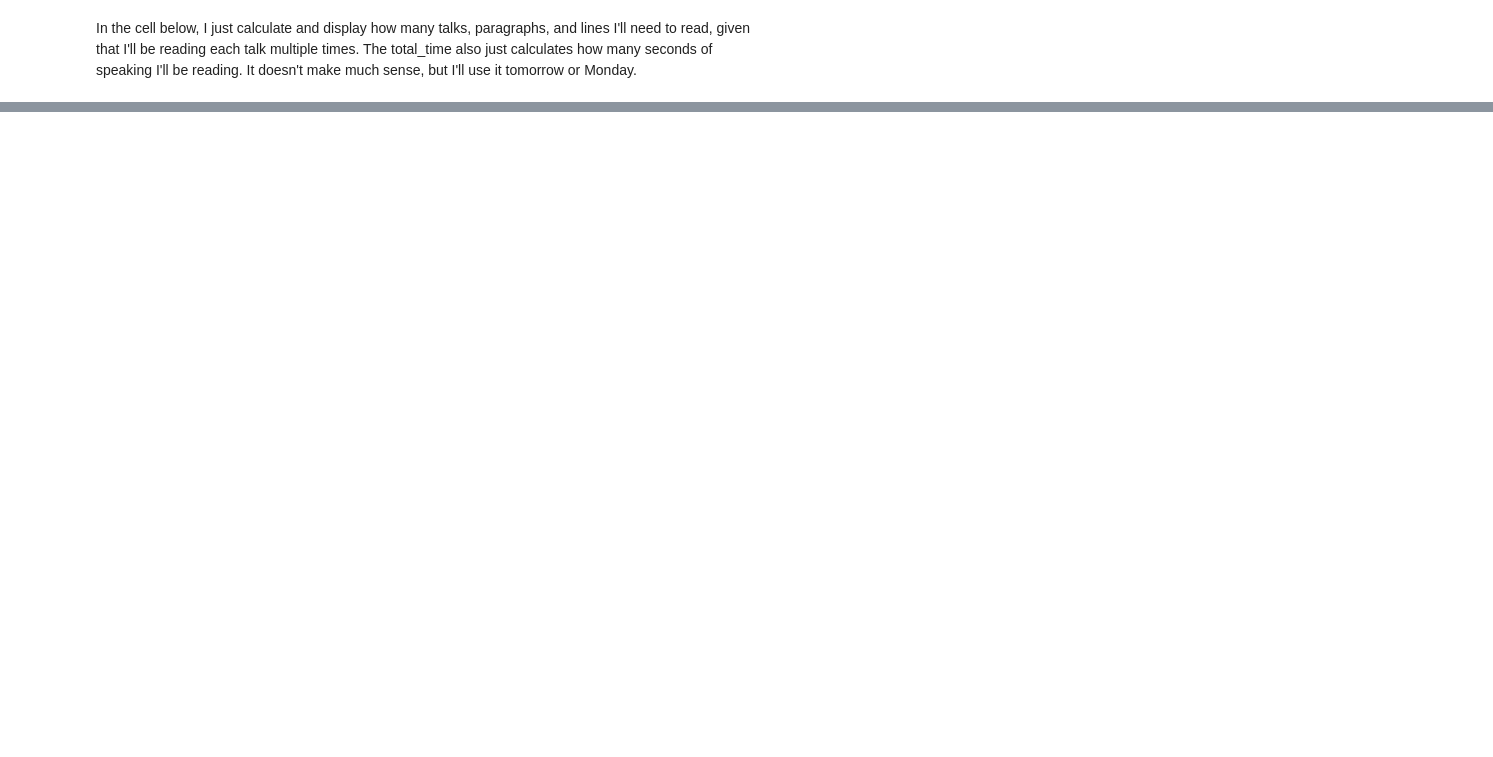
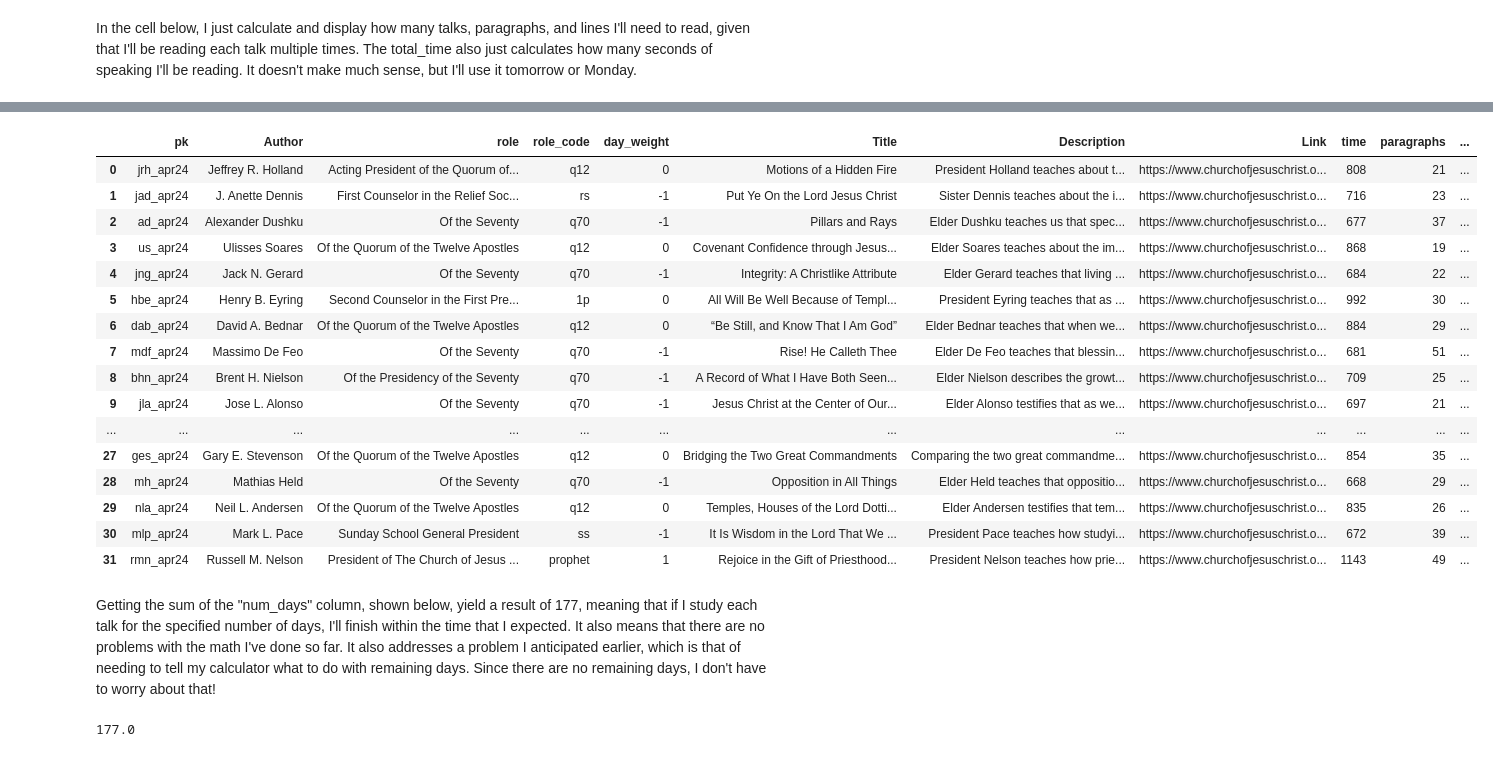
Before and after one commit to bfranx62/come-follow-me-breakdown-builder, a Jupyter notebook: Conference Calculator.ipynb, the cells around one changed output, grey strips where cells are left out. Drawn from its saved outputs; the diff is of its cells as text; code cells hidden in the pictures; blank space fills up the shorter version.

```diff
--- a/Conference Calculator.ipynb
+++ b/Conference Calculator.ipynb
@@ -126,0 +161,12 @@ Total lines: 10934
+# %%
+apr_2024_info['conf_cons'] = (
+    ((1/32) +                                                                       # Each talk is 1 of 32 given, this treats each equally
+     apr_2024_info['time']/total_time +                                             # time weight - longer "heavier"
+     apr_2024_info['lines']/total_lines +                                           # lines weight - longer "heavier"
+     ((apr_2024_info['day_weight'] + 1)/(apr_2024_info['day_weight'] + 1).sum()))   # preference weight - Prophet's talk "heavier"
+     / 4                                                                            # Adding each of those and then dividing by 4 gets the average
+)
+
+# Gets the sum of the the conference consumption proportions
+# The output of 1 means that 100% of the talk is accounted for, and that no talk(s) are being over- or under-weighted
+apr_2024_info.conf_cons.sum()
@@ -126,0 +183,28 @@ Total lines: 10934
+# %%
+apr_2024_info['tot_num_days'] = ini_total_days.days * apr_2024_info['conf_cons']
+apr_2024_info['tot_num_days'] = apr_2024_info['tot_num_days'].round()
+apr_2024_info
+# %% [output]
+|  | pk | Author | role | role_code | day_weight | Title | Description | Link | time | paragraphs | ... |
+| 0 | jrh_apr24 | Jeffrey R. Holland | Acting President of the Quorum of... | q12 | 0 | Motions of a Hidden Fire | President Holland teaches about t... | https://www.churchofjesuschrist.o... | 808 | 21 | ... |
+| 1 | jad_apr24 | J. Anette Dennis | First Counselor in the Relief Soc... | rs | -1 | Put Ye On the Lord Jesus Christ | Sister Dennis teaches about the i... | https://www.churchofjesuschrist.o... | 716 | 23 | ... |
+| 2 | ad_apr24 | Alexander Dushku | Of the Seventy | q70 | -1 | Pillars and Rays | Elder Dushku teaches us that spec... | https://www.churchofjesuschrist.o... | 677 | 37 | ... |
+| 3 | us_apr24 | Ulisses Soares | Of the Quorum of the Twelve Apostles | q12 | 0 | Covenant Confidence through Jesus... | Elder Soares teaches about the im... | https://www.churchofjesuschrist.o... | 868 | 19 | ... |
+| 4 | jng_apr24 | Jack N. Gerard | Of the Seventy | q70 | -1 | Integrity: A Christlike Attribute | Elder Gerard teaches that living ... | https://www.churchofjesuschrist.o... | 684 | 22 | ... |
+| 5 | hbe_apr24 | Henry B. Eyring | Second Counselor in the First Pre... | 1p | 0 | All Will Be Well Because of Templ... | President Eyring teaches that as ... | https://www.churchofjesuschrist.o... | 992 | 30 | ... |
+| 6 | dab_apr24 | David A. Bednar | Of the Quorum of the Twelve Apostles | q12 | 0 | “Be Still, and Know That I Am God” | Elder Bednar teaches that when we... | https://www.churchofjesuschrist.o... | 884 | 29 | ... |
+| 7 | mdf_apr24 | Massimo De Feo | Of the Seventy | q70 | -1 | Rise! He Calleth Thee | Elder De Feo teaches that blessin... | https://www.churchofjesuschrist.o... | 681 | 51 | ... |
+| 8 | bhn_apr24 | Brent H. Nielson | Of the Presidency of the Seventy | q70 | -1 | A Record of What I Have Both Seen... | Elder Nielson describes the growt... | https://www.churchofjesuschrist.o... | 709 | 25 | ... |
+| 9 | jla_apr24 | Jose L. Alonso | Of the Seventy | q70 | -1 | Jesus Christ at the Center of Our... | Elder Alonso testifies that as we... | https://www.churchofjesuschrist.o... | 697 | 21 | ... |
+| ... | ... | ... | ... | ... | ... | ... | ... | ... | ... | ... | ... |
+| 27 | ges_apr24 | Gary E. Stevenson | Of the Quorum of the Twelve Apostles | q12 | 0 | Bridging the Two Great Commandments | Comparing the two great commandme... | https://www.churchofjesuschrist.o... | 854 | 35 | ... |
+| 28 | mh_apr24 | Mathias Held | Of the Seventy | q70 | -1 | Opposition in All Things | Elder Held teaches that oppositio... | https://www.churchofjesuschrist.o... | 668 | 29 | ... |
+| 29 | nla_apr24 | Neil L. Andersen | Of the Quorum of the Twelve Apostles | q12 | 0 | Temples, Houses of the Lord Dotti... | Elder Andersen testifies that tem... | https://www.churchofjesuschrist.o... | 835 | 26 | ... |
+| 30 | mlp_apr24 | Mark L. Pace | Sunday School General President | ss | -1 | It Is Wisdom in the Lord That We ... | President Pace teaches how studyi... | https://www.churchofjesuschrist.o... | 672 | 39 | ... |
+| 31 | rmn_apr24 | Russell M. Nelson | President of The Church of Jesus ... | prophet | 1 | Rejoice in the Gift of Priesthood... | President Nelson teaches how prie... | https://www.churchofjesuschrist.o... | 1143 | 49 | ... |
+# %% [markdown]
+Getting the sum of the "num_days" column, shown below, yield a result of 177, meaning that if I study each talk for the specified number of days, I'll finish within the time that I expected. It also means that there are no problems with the math I've done so far. It also addresses a problem I anticipated earlier, which is that of needing to tell my calculator what to do with remaining days. Since there are no remaining days, I don't have to worry about that!
+# %%
+apr_2024_info.num_days.sum()
+# %% [output]
+177.0
```
Also changed, not shown: parts of 8 cells of this notebook.
